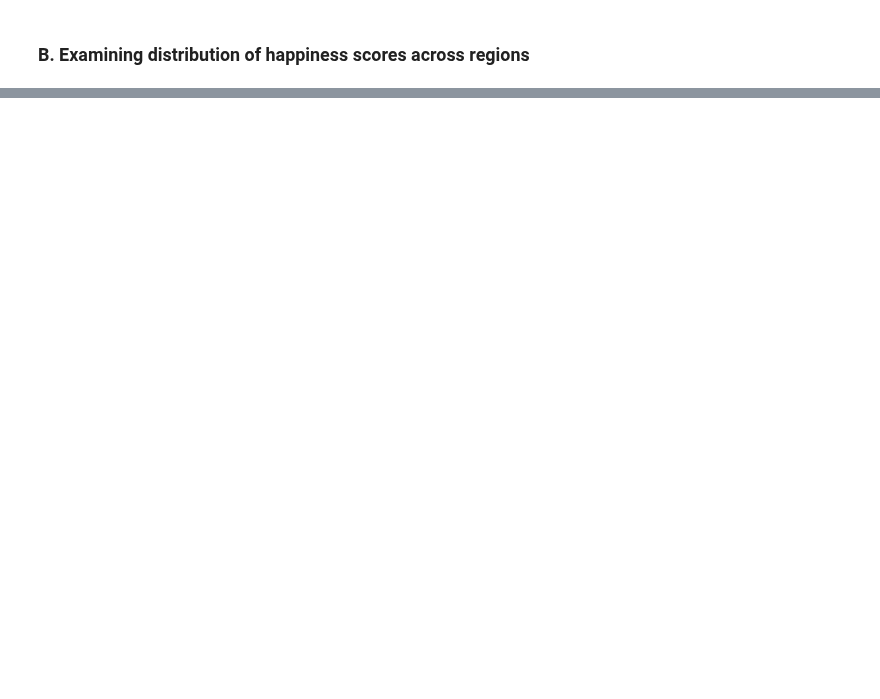
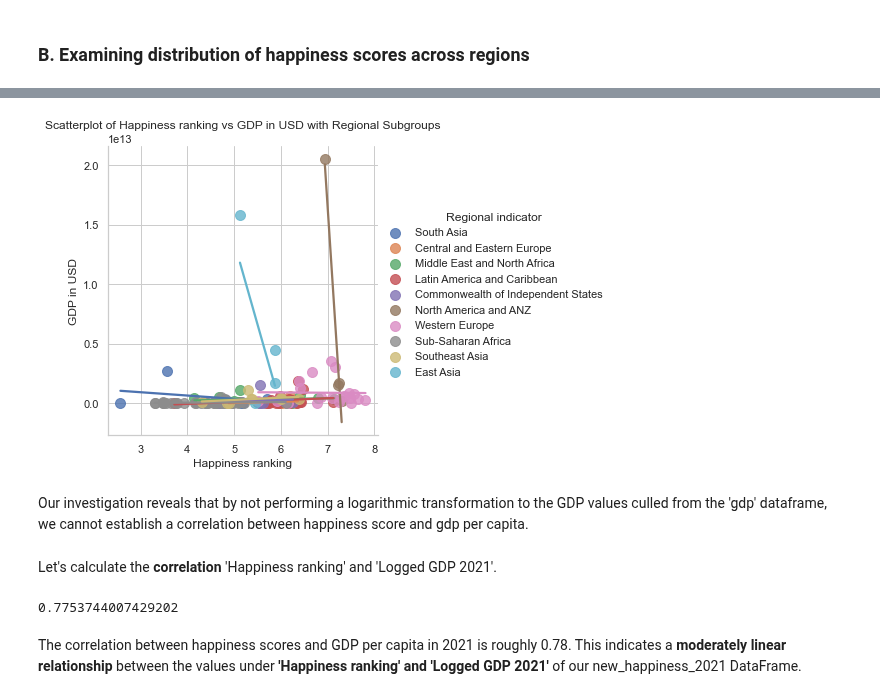
Before and after one commit to anikaarevalo/Happiness_and_world_economy_2021, a Jupyter notebook: Happiness_and_GDP_2021.ipynb, the cells around one changed output, grey strips where cells are left out. Drawn from its saved outputs; the diff is of its cells as text; code cells hidden in the pictures; blank space fills up the shorter version.

```diff
--- a/Happiness_and_GDP_2021.ipynb
+++ b/Happiness_and_GDP_2021.ipynb
@@ -604,0 +599,18 @@ The correlation between happiness scores and GDP per capita in 2021 is roughly 0
+# %%
+def merge_and_select_columns(df1, df2, on_column, columns):
+    merged_df = pd.merge(df1, df2, on=on_column, how='inner')
+    result_df = merged_df[columns].copy()
+
+    for column in columns[1:]:
+        result_df[column] = merged_df[column].copy()
+
+    return result_df
+
+# Merging 'gdp_2021' and 'new_happiness_2021' dataframes
+# retaining and transforming some columns
+columns_to_select = ['Country', 'Regional indicator', 'GDP in USD', 'Happiness ranking', 'Healthy life expectancy', 'Generosity']
+
+happiness_gdp_2021 = merge_and_select_columns(gdp_2021, new_happiness_2021, 'Country', columns_to_select)
+
+# Displaying the resulting dataframe
+happiness_gdp_2021.head()
@@ -604,0 +624,18 @@ The correlation between happiness scores and GDP per capita in 2021 is roughly 0
+# %%
+# Setting the context to 'notebook' to make the entire figure larger
+sns.set_context('notebook')
+
+# Creating scatterplot with trend line and subgroups
+sns.lmplot(x='Happiness ranking', y='GDP in USD', data=happiness_gdp_2021, ci=None, hue='Regional indicator', markers='o', scatter_kws={'s': 100})
+
+# Adding labels and title
+plt.xlabel('Happiness ranking')
+plt.ylabel('GDP in USD')
+plt.title('Scatterplot of Happiness ranking vs GDP in USD with Regional Subgroups')
+
+# Showing plot
+plt.show()
+# %% [output]
+[figure, added]
+# %% [markdown]
+Our investigation reveals that by not performing a logarithmic transformation to the GDP values culled from the 'gdp' dataframe, we cannot establish a correlation between happiness score and gdp per capita.
@@ -604,0 +647,11 @@ The correlation between happiness scores and GDP per capita in 2021 is roughly 0
+# %% [markdown]
+Let's calculate the <b>correlation</b> 'Happiness ranking' and 'Logged GDP 2021'.
+# %%
+# Computing correlation between 'Healthy life expectancy' and 'Happiness ranking'
+cor = new_happiness_2021['Happiness ranking'].corr(new_happiness_2021['Logged GDP 2021'])
+
+print(cor)
+# %% [output]
+0.7753744007429202
+# %% [markdown]
+The correlation between happiness scores and GDP per capita in 2021 is roughly 0.78. This indicates a <b>moderately linear relationship</b> between the values under <b>'Happiness ranking' and 'Logged GDP 2021'</b> of our new_happiness_2021 DataFrame.
```
Also changed, not shown: parts of 77 cells of this notebook.
